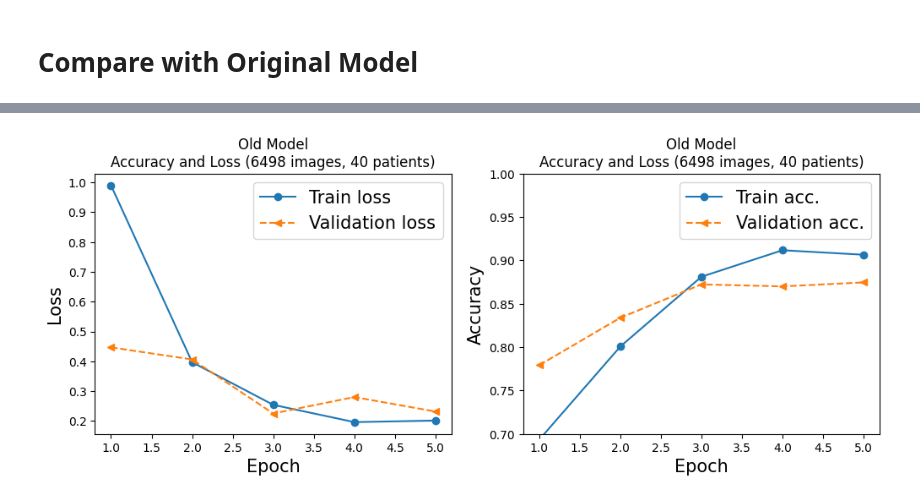
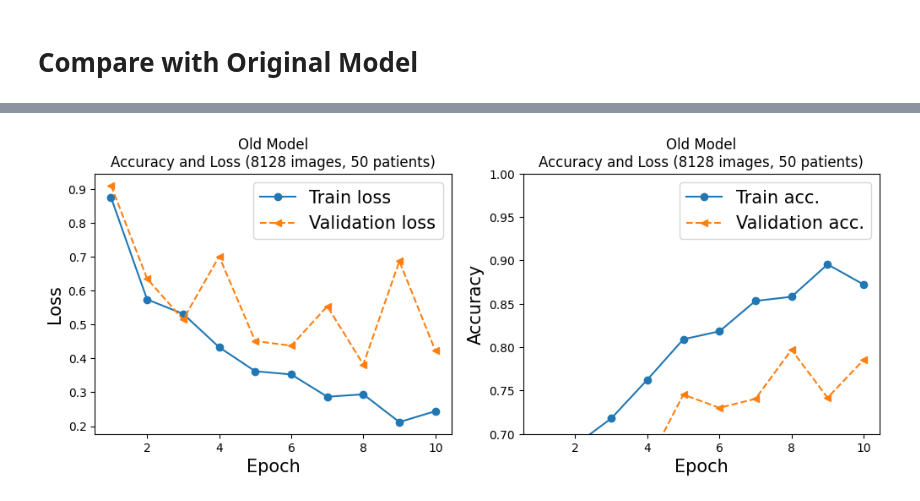
Before and after one commit to jvgalvin/capstone, a Jupyter notebook: notebooks/Alzheimers_Study_MRI_Model.ipynb, the cells around one changed output, grey strips where cells are left out. Cells and saved outputs as stored; diff of their text form; code cells hidden in the pictures.

```diff
--- a/notebooks/Alzheimers_Study_MRI_Model.ipynb
+++ b/notebooks/Alzheimers_Study_MRI_Model.ipynb
@@ -39,8 +39,9 @@ LABEL_DATA_PATH = "data/AD_time_to_dx.csv"
 TRAIN_DATA_PATH = "data/train"
 VAL_DATA_PATH = "data/val"
 
-NUM_EPOCHS = 5
-NUM_PATIENTS_PER_GROUP = 20
+NUM_EPOCHS = 10
+NUM_PATIENTS_PER_GROUP = 25
+NUM_PATIENTS = NUM_PATIENTS_PER_GROUP*2
 IMG_SHAPE = (256,256)
 # %% [markdown]
 # Important Functions
@@ -58,6 +59,19 @@ def unique_items_in_list(list1):
 
 def convert_3d_to_2d(array_3d):
     return np.reshape(array_3d, (array_3d.shape[0], array_3d.shape[1]*array_3d.shape[2]))
+
+def resize_array(val, image_size=(256,256)):
+    # Do not resize arrays of the correct size
+    if val.shape == image_size:
+        return val
+
+    # Resize image arrays with Bilinear Interpolation
+    image = Image.fromarray(val, mode='L')
+    resized_image = image.resize(image_size, Image.BILINEAR)
+    #resized_array = np.expand_dims(np.array(resized_image), axis=-1) # TF expects channels dim
+    resized_array = np.array(resized_image)
+    return resized_array
+
 
 def copy_file_to_dir(filename, src_dir, dest_dir):
     # Create directory ifit doesn't exist
@@ -375,8 +389,11 @@ for i in tqdm(range(len(patient_list))):
                         pixel_array = dcm.pixel_array
 
                         # Resize to (256, 256)
-                        if pixel_array.shape != IMG_SHAPE:
-                            pixel_array = np.resize(pixel_array, IMG_SHAPE)
+                        # if pixel_array.shape != IMG_SHAPE:
+                        #     pixel_array = np.resize(pixel_array, IMG_SHAPE)
+
+                        # Resize to (256, 256)
+                        pixel_array = resize_array(val=pixel_array, image_size=IMG_SHAPE)
 
                         # Scale pixel array
                         ## Step 1. Convert to float to avoid overflow or underflow losses.
@@ -658,24 +708,24 @@ Epoch 5/5
 # %%
 hist = history_old.history
 x_arr = np.arange(len(hist['loss'])) + 1
 
 fig = plt.figure(figsize=(12, 4))
 ax = fig.add_subplot(1, 2, 1)
 ax.plot(x_arr, hist['loss'], '-o', label='Train loss')
 ax.plot(x_arr, hist['val_loss'], '--<', label='Validation loss')
 ax.legend(fontsize=15)
 ax.set_xlabel('Epoch', size=15)
 ax.set_ylabel('Loss', size=15)
-ax.set_title(f"Old Model\nAccuracy and Loss ({len(label_array)} images, {NUM_PATIENTS_PER_GROUP*2} patients)")
+ax.set_title(f"Old Model\nAccuracy and Loss ({len(label_array)} images, {NUM_PATIENTS} patients)")
 
 ax = fig.add_subplot(1, 2, 2)
 ax.plot(x_arr, hist['accuracy'], '-o', label='Train acc.')
 ax.plot(x_arr, hist['val_accuracy'], '--<', label='Validation acc.')
 ax.legend(fontsize=15)
 ax.set_xlabel('Epoch', size=15)
 ax.set_ylabel('Accuracy', size=15)
 ax.set_ylim(0.7,1)
-ax.set_title(f"Old Model\nAccuracy and Loss ({len(label_array)} images, {NUM_PATIENTS_PER_GROUP*2} patients)")
+ax.set_title(f"Old Model\nAccuracy and Loss ({len(label_array)} images, {NUM_PATIENTS} patients)")
 plt.show()
 # %% [output]
-[figure, old version]
+[figure, new version]
```
Also changed, not shown: parts of 13 cells of this notebook.
